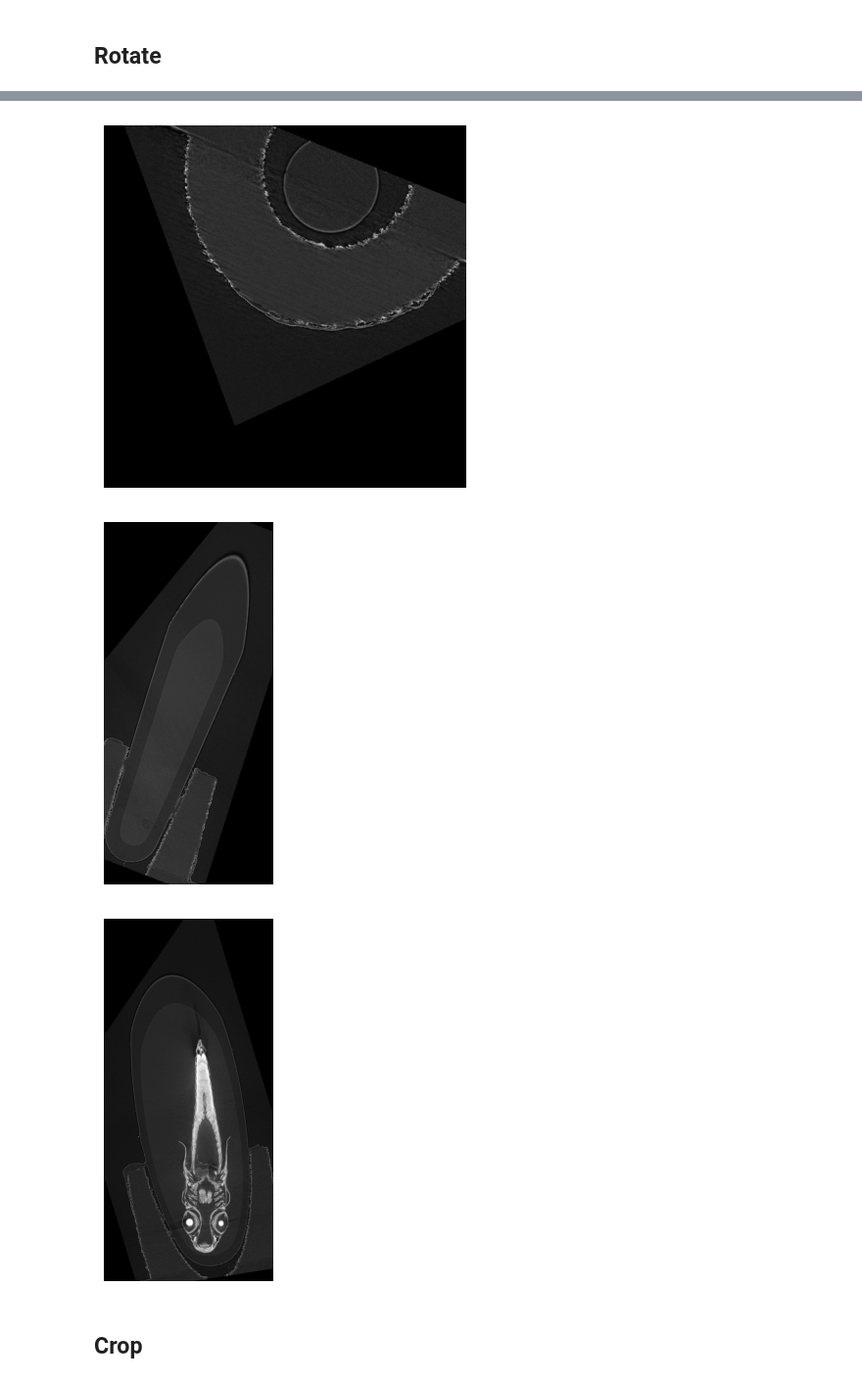
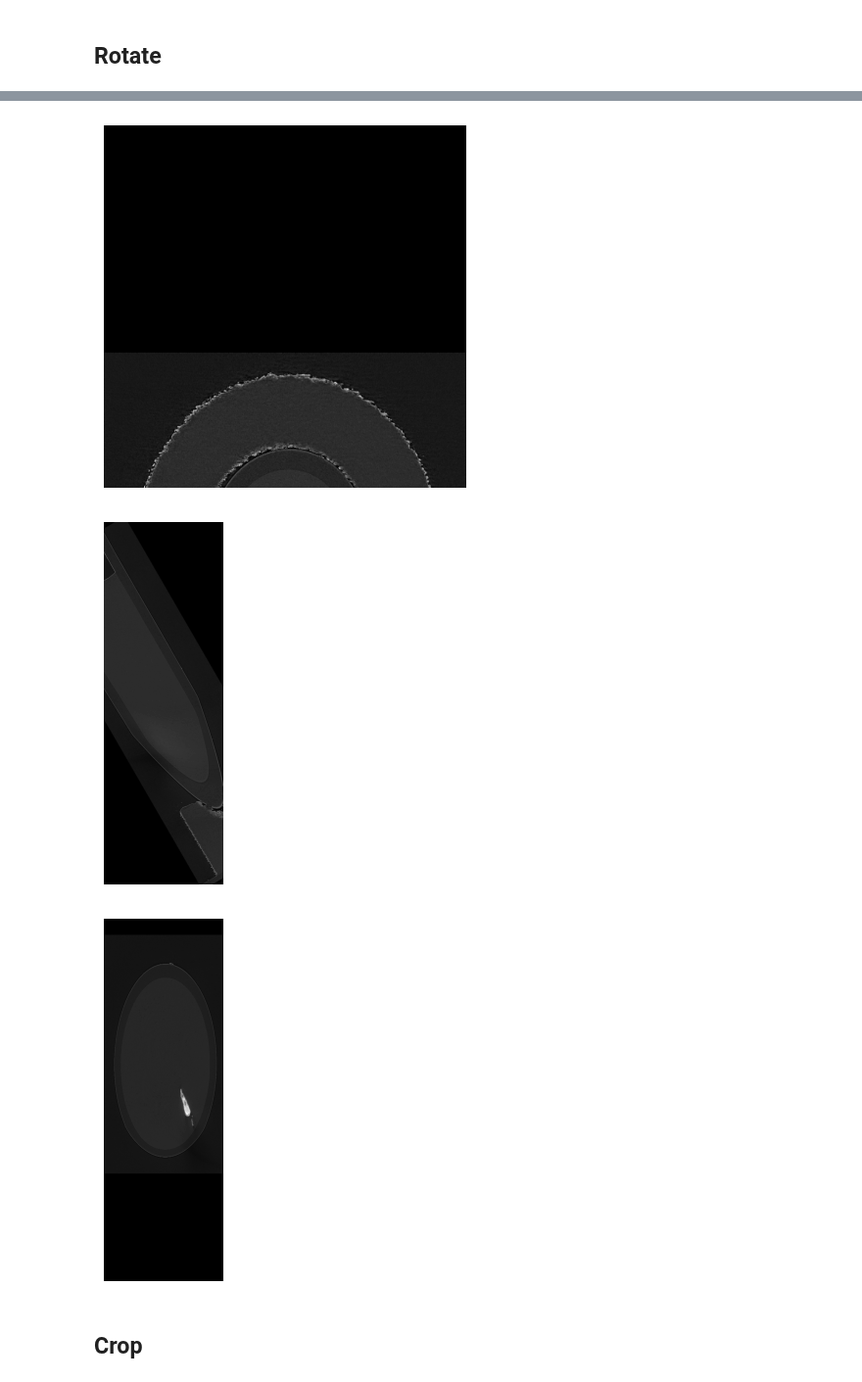
Before and after one commit to axruff/Medaka, a Jupyter notebook: AlignVolumeFromTransform.ipynb, the cells around one changed output, grey strips where cells are left out. Shown at 98% size. Cells and saved outputs as stored; diff of their text form; code cells hidden in the pictures.

```diff
--- a/AlignVolumeFromTransform.ipynb
+++ b/AlignVolumeFromTransform.ipynb
@@ -119,22 +119,21 @@ plt.axis('off');
 ## Rotate
 # %%
 #rotation_radians = np.radians(rotation_degrees).tolist()
-#rotation_degrees = [0,0,0]
+rotation_degrees = [0,0,30]
 
 x = [1, 0, 0]
 y = [0, 1, 0]
 z = [0, 0, 1]
 
 #x2,y2,z2 = read_dragonfly_transform(path / 'transform.ORSObject')
-x2,y2,z2 = read_rotation_info(path / f'{dataset}_rot_info.txt')
 
-#res_rot = R.align_vectors([x2,y2,z2], [x,y,z])
-res_rot = R.align_vectors([z2,y2,x2], [z,y,x])
-rotation_degrees = res_rot[0].as_euler('zyx', degrees=True)
+#x2,y2,z2 = read_rotation_info(path / f'{dataset}_rot_info.txt')
+#res_rot = R.align_vectors([z2,y2,x2], [z,y,x])
+#rotation_degrees = res_rot[0].as_euler('zyx', degrees=True)
 print(rotation_degrees)
 
-#degrees = [33,-11.22,45.36]
-degrees = -rotation_degrees
+#degrees = -rotation_degrees
+degrees = rotation_degrees
 #degrees[1] = -degrees[1]
 
 #print(degrees)
@@ -151,8 +150,8 @@ if True:
     #image_data = sitk.GetArrayFromImage(sitk_im<age).transpose(2, 1, 0).astype('uint8')
     print('Image shape', image_data.shape)
 
-    offset_z = 450
-    image_data = image_data[offset_z:,:,:]
+    #offset_z = 450
+    #image_data = image_data[offset_z:,:,:]
 
     image_rotated = img_rotation(np.expand_dims(image_data, axis=0))[0]
     print('Image shape', image_rotated.shape)
@@ -169,21 +168,21 @@ Done!
 # %%
 ## [-21.55693671  10.2328246   17.03000717]
 # %%
-plt.imshow(image_rotated[1030], cmap='gray')
+plt.imshow(image_rotated[1380], cmap='gray')
 plt.axis('off')
 plt.show()
 
 plt.imshow(image_rotated[:,:,400], cmap='gray')
 plt.axis('off')
 plt.show()
 
 plt.imshow(image_rotated[:,140,:], cmap='gray')
 plt.axis('off')
 plt.show()
 # %% [output]
-[figure, old version]
+[figure, new version]
-[figure, old version]
+[figure, new version]
-[figure, old version]
+[figure, new version]
 # %% [markdown]
 ## Crop
 # %%
```
Also changed, not shown: parts of 2 cells of this notebook, 1 other file.
